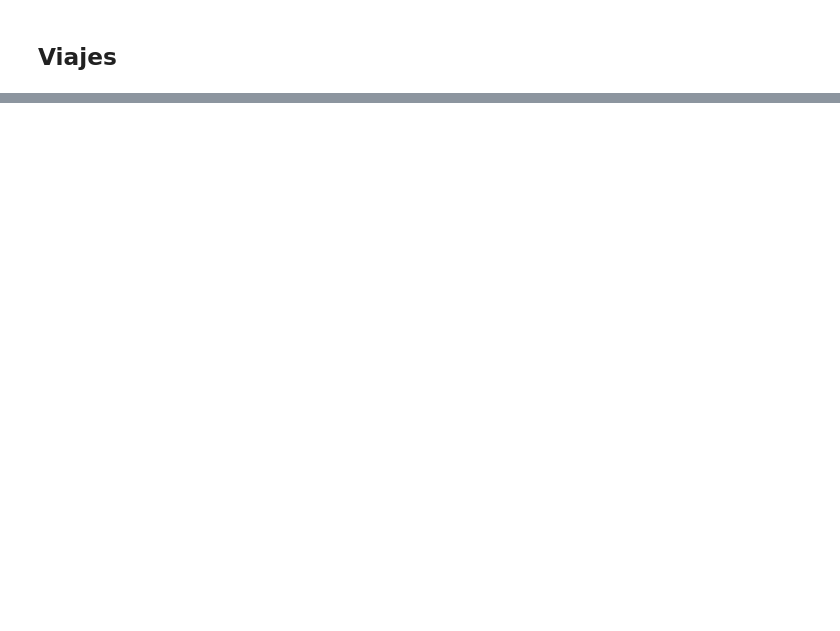
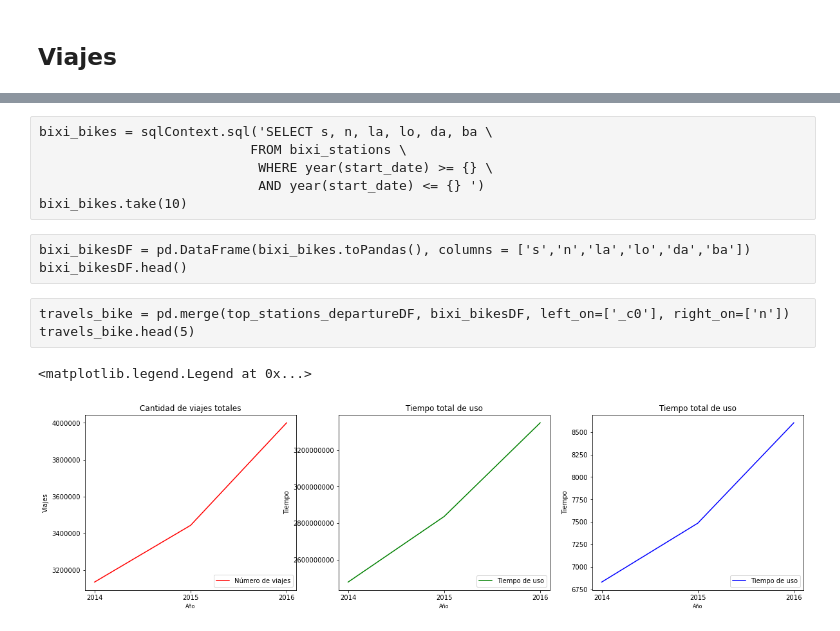
Before and after one commit to jacobojpedrosa/bixi-data_analysis, a Jupyter notebook: metyis_challenge.ipynb, the cells around one changed output, grey strips where cells are left out. Saved outputs shown, nothing was run; the diff lists cells and outputs as text; code cells hidden in the pictures; blank space fills up the shorter version.

```diff
--- a/metyis_challenge.ipynb
+++ b/metyis_challenge.ipynb
@@ -222,0 +290,3 @@ rush.take(50)
+# %%
+year_1 = 2014
+year_2 = 2016
@@ -222,0 +299,11 @@ rush.take(50)
+# %%
+bixi_use = sqlContext.sql('SELECT \
+        count(_c0) as use, sum(duration_sec) as use_time, COUNT(DISTINCT start_station_code) as n_stations, year(start_date) as year \
+        FROM metyis_bixi_travels \
+        WHERE year(start_date) >= {} \
+        AND year(start_date) <= {} \
+        GROUP BY year \
+        ORDER BY year'\
+        .format(year_1, year_2))
+
+bixi_use.take(10)
@@ -222,0 +315,4 @@ rush.take(50)
+# %%
+bixi_useDF = pd.DataFrame(bixi_use.toPandas(), columns = ['use', 'use_time', 'n_stations', 'year'])
+bixi_useDF['use_station'] = bixi_useDF.use/bixi_useDF.n_stations
+bixi_useDF.head()
@@ -222,0 +325,48 @@ rush.take(50)
+# %% [raw]
+bixi_bikes = sqlContext.sql('SELECT s, n, la, lo, da, ba \
+                           FROM bixi_stations \
+                            WHERE year(start_date) >= {} \
+                            AND year(start_date) <= {} ')
+bixi_bikes.take(10)
+# %% [raw]
+bixi_bikesDF = pd.DataFrame(bixi_bikes.toPandas(), columns = ['s','n','la','lo','da','ba'])
+bixi_bikesDF.head()
+# %% [raw]
+travels_bike = pd.merge(top_stations_departureDF, bixi_bikesDF, left_on=['_c0'], right_on=['n'])
+travels_bike.head(5)
+# %%
+f, axes = plt.subplots(1, 3, figsize=(20,5))
+labels = bixi_useDF.year
+x = range(len(labels))
+
+plt.sca(axes[0])
+axes[0].ticklabel_format(style='plain')
+plt.plot(bixi_useDF.use, color = 'r', label = 'Número de viajes')
+plt.title('Cantidad de viajes totales')
+plt.xticks(x, labels)
+plt.ylabel('Viajes')
+plt.xlabel('Año', fontsize=8)
+plt.legend(loc=4, prop={'size': 10})
+
+plt.sca(axes[1])
+axes[1].ticklabel_format(style='plain')
+plt.plot(bixi_useDF.use_time, color = 'g', label = 'Tiempo de uso')
+plt.title('Tiempo total de uso')
+plt.xticks(x, labels)
+plt.ylabel('Tiempo')
+plt.xlabel('Año', fontsize=8)
+plt.legend(loc=4, prop={'size': 10})
+
+
+
+plt.sca(axes[2])
+axes[2].ticklabel_format(style='plain')
+plt.plot(bixi_useDF.use_station, color = 'b', label = 'Tiempo de uso')
+plt.title('Tiempo total de uso')
+plt.xticks(x, labels)
+plt.ylabel('Tiempo')
+plt.xlabel('Año', fontsize=8)
+plt.legend(loc=4, prop={'size': 10})
+# %% [output]
+<matplotlib.legend.Legend at 0x...>
+[figure, added]
```
Also changed, not shown: parts of 34 cells of this notebook.
